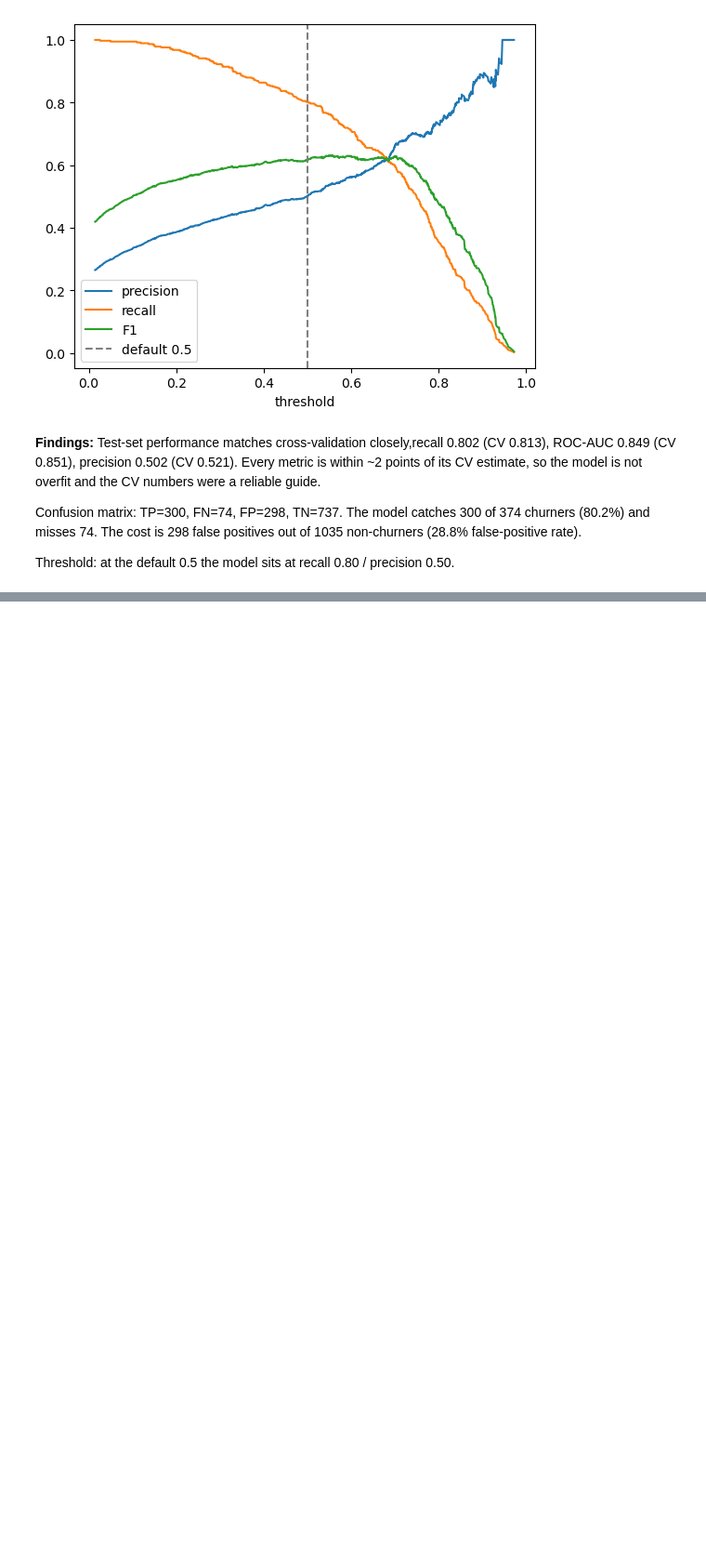
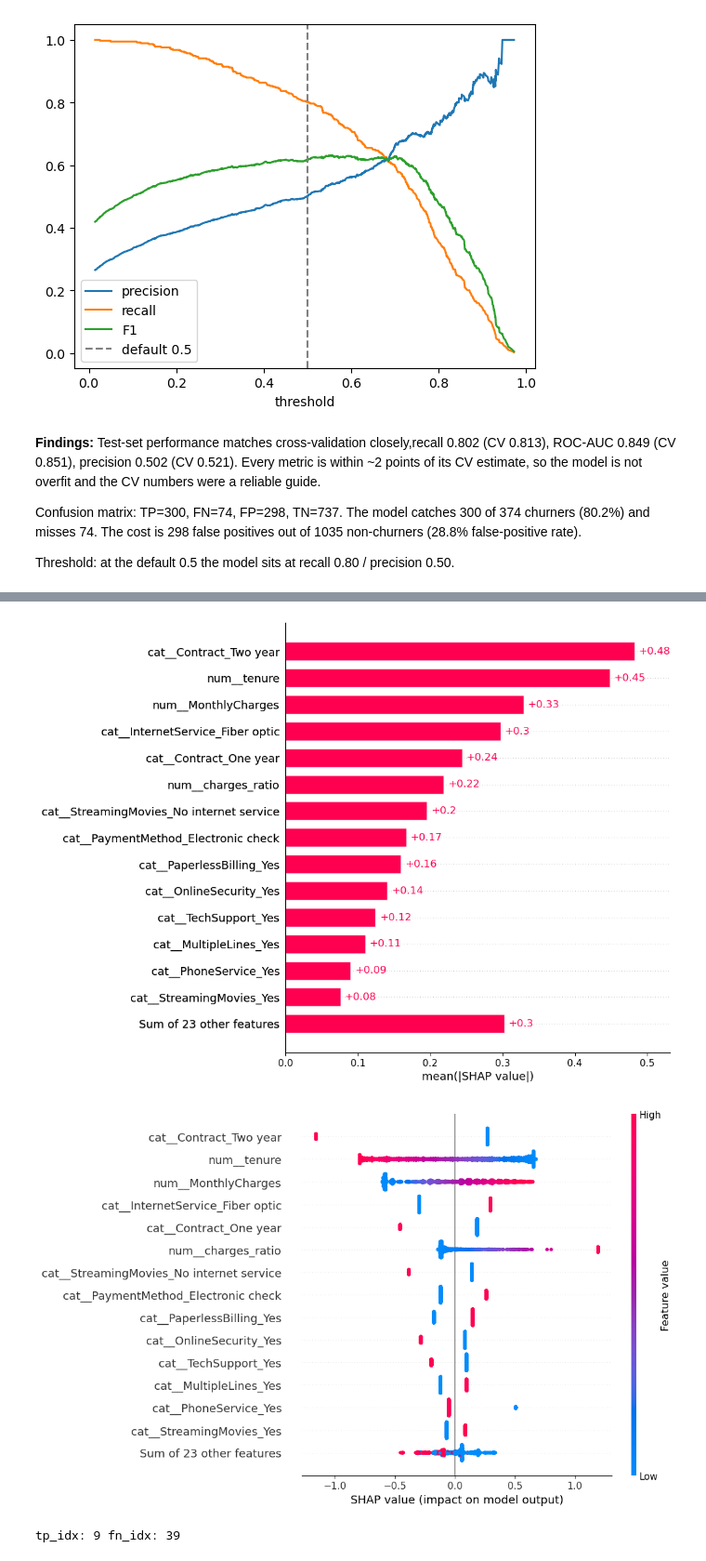
Before and after one commit to ashandx/telco-churn-classification, a Jupyter notebook: notebooks/modelling.ipynb, the cells around one changed output, grey strips where cells are left out. Shown at 93% size. Saved outputs shown, nothing was run; the diff lists cells and outputs as text; code cells hidden in the pictures; blank space fills up the shorter version.

```diff
--- a/notebooks/modelling.ipynb
+++ b/notebooks/modelling.ipynb
@@ -334,0 +342,30 @@ Threshold: at the default 0.5 the model sits at recall 0.80 / precision 0.50.
+# %%
+import shap
+import pandas as pd
+
+preprocessor = champion.named_steps['preprocessor']
+model = champion.named_steps['classifier']
+feature_names = preprocessor.get_feature_names_out()
+
+X_train_enc = pd.DataFrame(preprocessor.transform(X_train), columns=feature_names)
+X_test_enc = pd.DataFrame(preprocessor.transform(X_test), columns=feature_names)
+
+explainer = shap.Explainer(model, X_train_enc)
+shap_values = explainer(X_test_enc)
+# %%
+# mean |SHAP| - global importance of features ranked
+shap.plots.bar(shap_values, max_display=15)
+
+# beeswarm - importance + direction + spread across customers
+shap.plots.beeswarm(shap_values, max_display=15)
+# %% [output]
+[figure, added]
+[figure, added]
+# %%
+import numpy as np
+y_test_arr = y_test.to_numpy()
+tp_idx = np.where((y_test_arr == 1) & (y_pred == 1))[0][0]
+fn_idx = np.where((y_test_arr == 1) & (y_pred == 0))[0][0]
+print("tp_idx:", tp_idx, "fn_idx:", fn_idx)
+# %% [output]
+tp_idx: 9 fn_idx: 39
```
Also changed, not shown: parts of 8 cells of this notebook.
